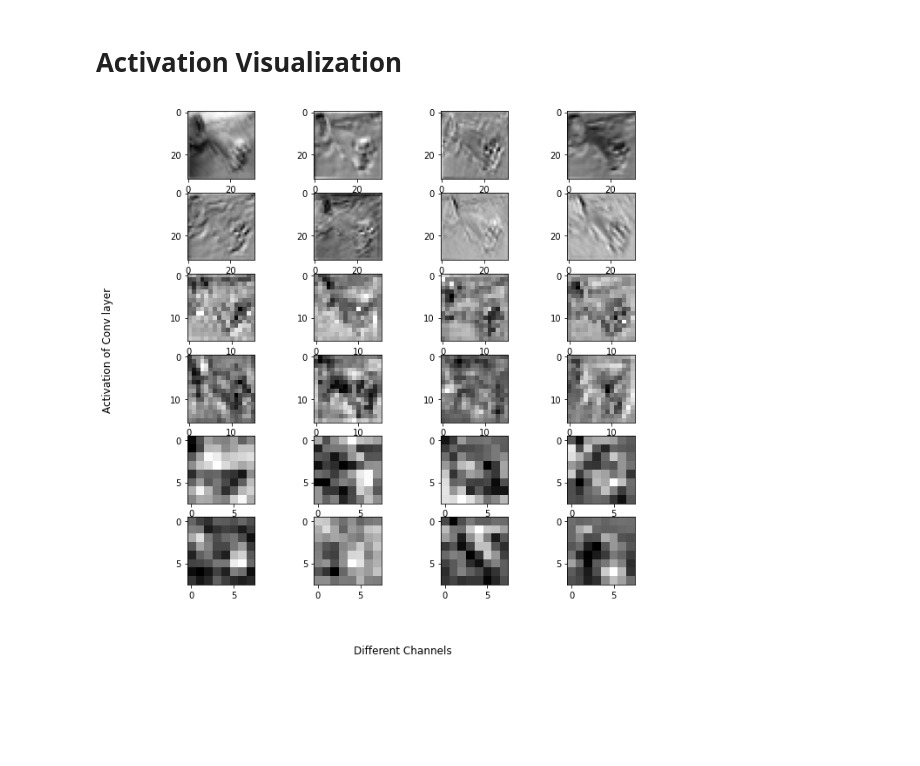
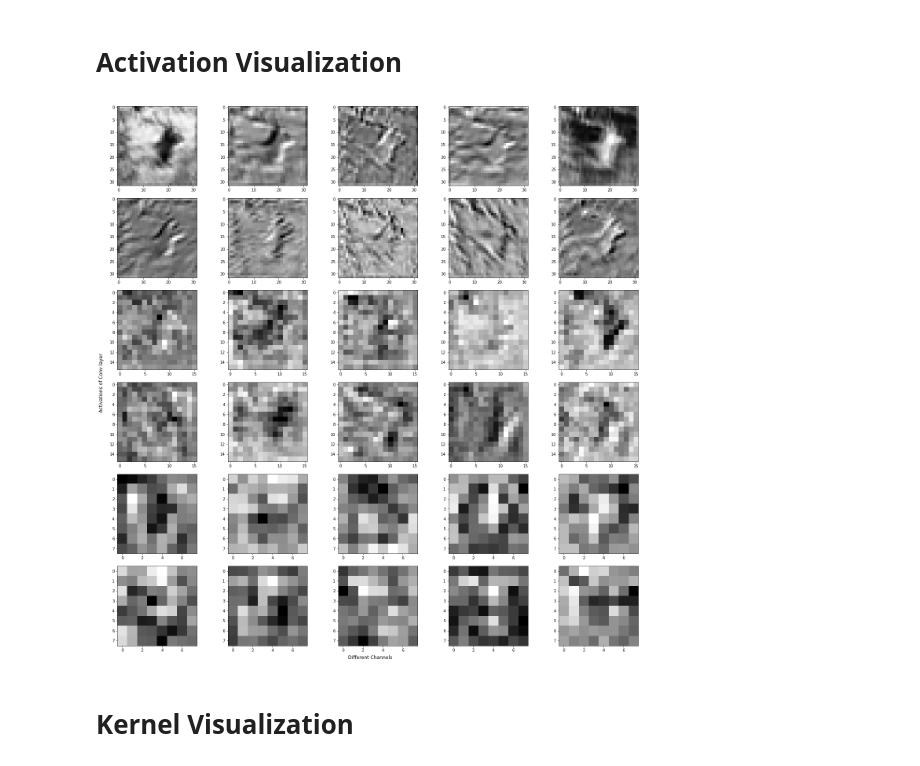
Before and after one commit to Dhagash4/CudaVision, a Jupyter notebook: assignment-3/CNNs.ipynb, the cells around one changed output. Saved outputs shown, nothing was run; the diff lists cells and outputs as text; code cells hidden in the pictures; blank space fills up the shorter version.

Commit message:
kernel_visualization_added

```diff
--- a/assignment-3/CNNs.ipynb
+++ b/assignment-3/CNNs.ipynb
@@ -441,15 +436,17 @@ model.conv_net[17].register_forward_hook(get_activation('activation_conv3_2'))
 output = model(images[0].unsqueeze(0).to(device))
 # print(output.shape)
 # %%
-num_plot = 4
-fig, axarr = plt.subplots(6, 4, figsize=(10, 10))
+num_plot = 5
+fig, axarr = plt.subplots(6, num_plot, figsize=(20, 20))
 fig.supxlabel('Different Channels')
 fig.supylabel('Activations of Conv layer')
-# fig.tight_layout()
+fig.tight_layout()
 
 for cnt,(k, v) in zip(range(6),activation.items()):
     act = activation[k].squeeze()
     for idx in range(num_plot):
         axarr[cnt,idx].imshow(act[idx].cpu().numpy(),cmap="gray")
 # %% [output]
-[figure, old version]
+[figure, new version]
+# %% [markdown]
+# Kernel Visualization
```
Also changed, not shown: parts of 7 cells of this notebook.
